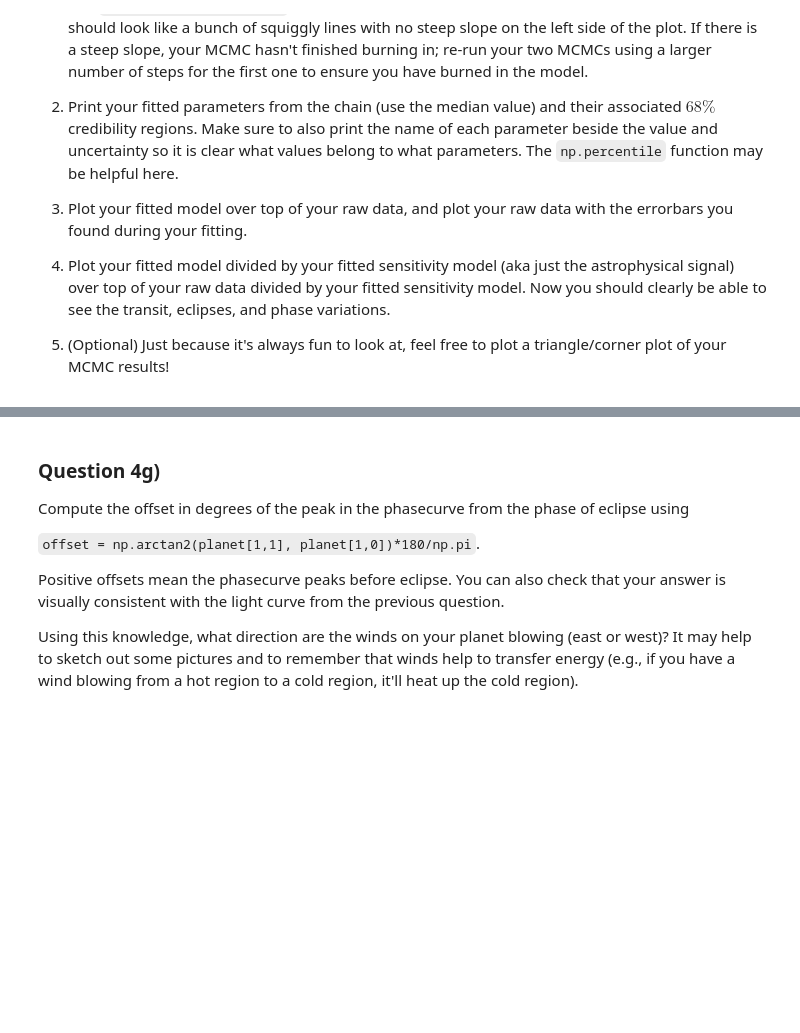
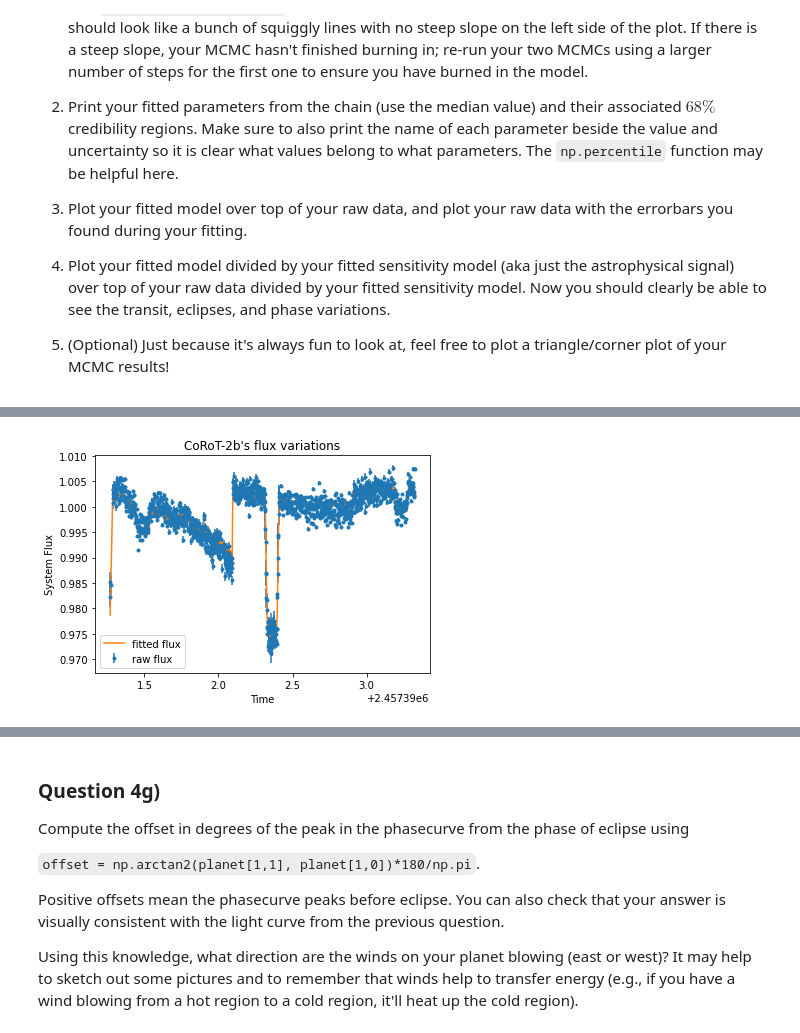
Before and after one commit to Foo2000/PHYS321_CodingLabs, a Jupyter notebook: CodingLab8/CodingLab08_Exoplanets.ipynb, the cells around one changed output, grey strips where cells are left out. Drawn from its saved outputs; the diff is of its cells as text; code cells hidden in the pictures; blank space fills up the shorter version.

```diff
--- a/CodingLab8/CodingLab08_Exoplanets.ipynb
+++ b/CodingLab8/CodingLab08_Exoplanets.ipynb
@@ -456,0 +474,6 @@ Now it's time to examine your results.
+# %%
+fitted_theta0 = np.median(sampler.flatchain, axis=0)
+fitted_theta0_68cre = np.array([np.percentile(sampler.flatchain, 32,axis=0), np.percentile(sampler.flatchain, 68,axis=0)]).T
+print(fitted_theta0)
+print(fitted_theta0_68cre)
+print("[star[1], star[2], planet.r, planet.L, planet[1,0], planet[1,1], a, b, c, d, e, f, sigma]")
@@ -456,0 +499,12 @@ Now it's time to examine your results.
+# %%
+flux_fitted = flux_theta0(fitted_theta0,time,x,y,star,planet)
+yerr = (flux_theta0(fitted_theta0_68cre[:,0].T,time,x,y,star,planet)-flux_theta0(fitted_theta0_68cre[:,1].T,time,x,y,star,planet))/2
+plt.errorbar(time, flux, yerr=yerr,fmt='.',label='raw flux')
+plt.plot(time, flux_fitted, label='fitted flux')
+plt.title('CoRoT-2b\'s flux variations')
+plt.xlabel("Time")
+plt.ylabel("System Flux")
+plt.legend(loc='best')
+plt.show()
+# %% [output]
+[figure, added]
```
Also changed, not shown: parts of 15 cells of this notebook.
